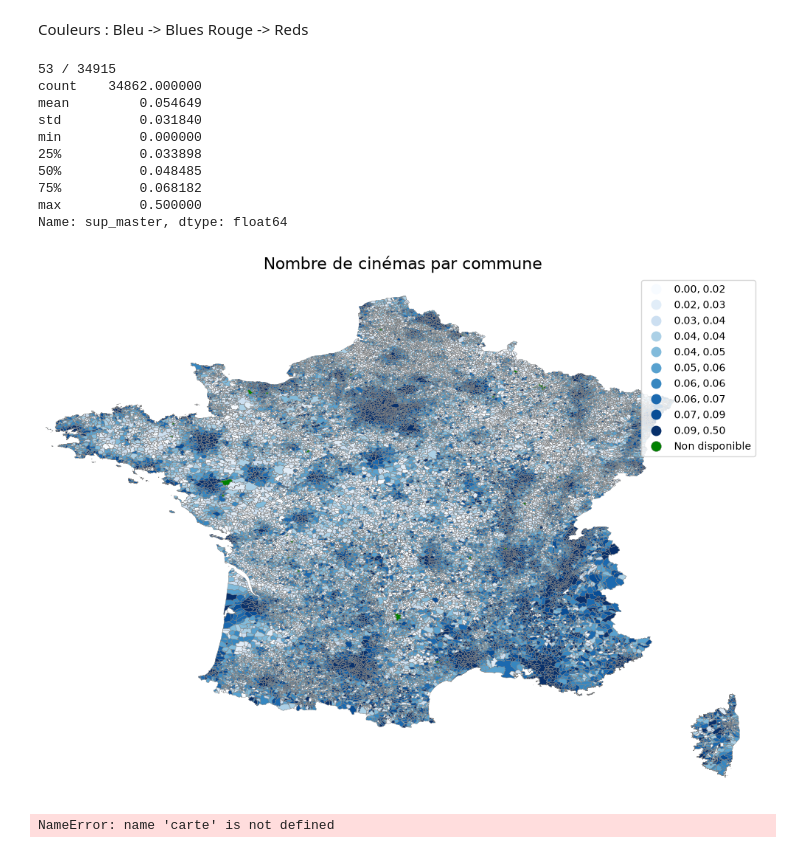
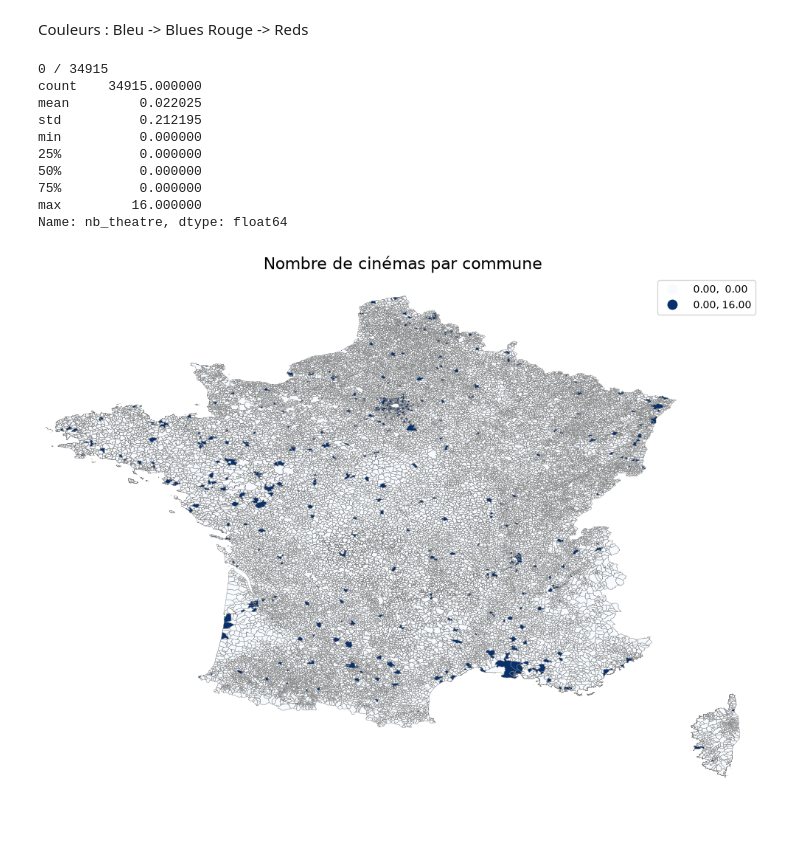
Before and after one commit to heloise1414/Evaluation-Politiques-Publiques-Culturelles, a Jupyter notebook: data.ipynb, the cells around one changed output. Saved outputs shown, nothing was run; the diff lists cells and outputs as text; code cells hidden in the pictures.

Commit message:
VISUALISATION - Corrections (3)

```diff
--- a/data.ipynb
+++ b/data.ipynb
@@ -363,6 +363,9 @@ dipl_sup                   float64
 sup_master                 float64
 pop                        float64
 dtype: object
+# %%
+for elt in ['nb_biblio', 'nb_ctr_cult', 'nb_ctr_art', 'nb_ctr_crea_art', 'nb_ctr_crea_mus', 'nb_cine', 'nb_conserv', 'nb_esp_prot', 'nb_libr', 'nb_lieu_archeo', 'nb_lieu_mem', 'nb_monum', 'nb_musee', 'nb_opera', 'nb_papet', 'nb_parc_jard', 'nb_scene', 'nb_serv_arch', 'nb_theatre', 'nb_etab_ens_sup', 'nb_ecrans_total', 'nb_salles_theatre_total', 'nb_total_etablissements']:
+    df_final[elt] = df_final[elt].fillna(0)
 # %% [markdown]
 <table>
   <caption>
@@ -481,22 +599,16 @@ Couleurs :
 Bleu -> Blues
 Rouge -> Reds
 # %%
-carte_communes(df_final, "code_insee", "sup_master", "Blues", "Nombre de cinémas par commune")
+carte_communes(df_final, "code_insee", "nb_theatre", "Blues", "Nombre de cinémas par commune")
 # %% [output]
-53 / 34915
-count    34862.000000
-mean         0.054649
-std          0.031840
+0 / 34915
+count    34915.000000
+mean         0.022025
+std          0.212195
 min          0.000000
-25%          0.033898
-50%          0.048485
-75%          0.068182
-max          0.500000
-Name: sup_master, dtype: float64
+25%          0.000000
+50%          0.000000
+75%          0.000000
+max         16.000000
+Name: nb_theatre, dtype: float64
-[figure, old version]
+[figure, new version]
-# %%
-print(df_final["code_insee"].dtype, carte["code_insee"].dtype)
-print(df_final["code_insee"].head())
-print(carte["code_insee"].head())
-# %% [output]
-NameError: name 'carte' is not defined
```
Also changed, not shown: parts of 1 cell of this notebook, 2 other files.
